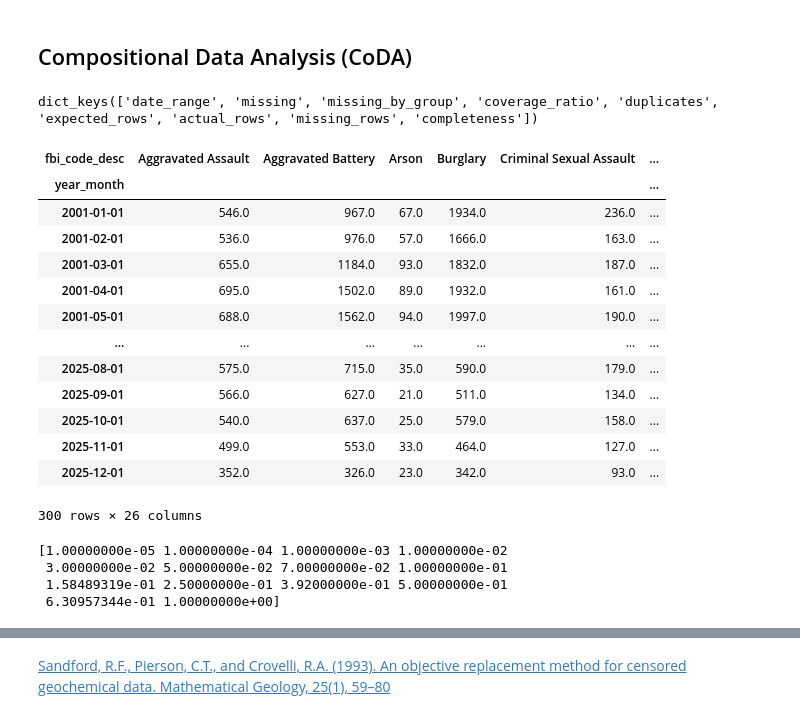
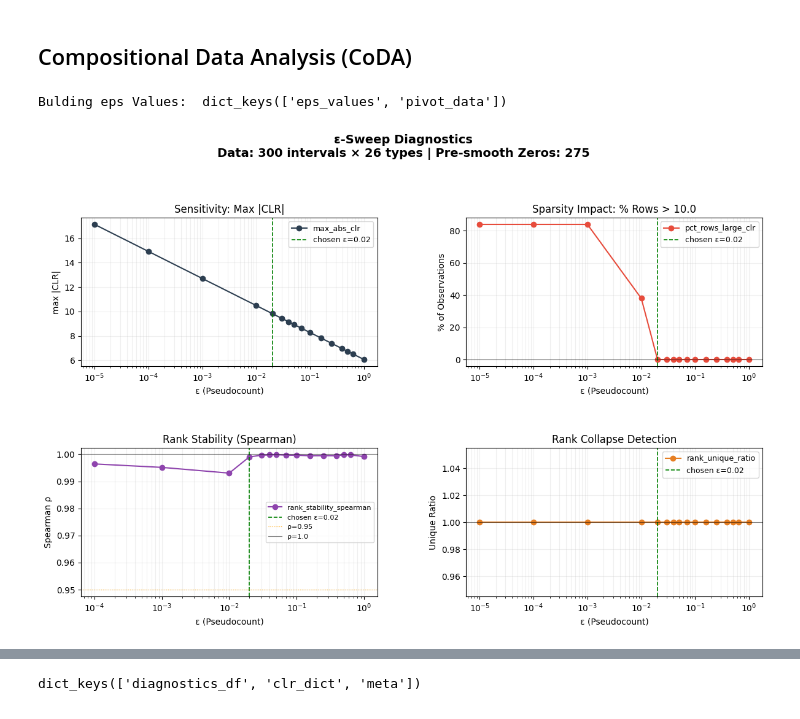
Before and after one commit to SirErikPak/ChicagoCrime, a Jupyter notebook: Notebook/ChicagoCrimeDetection.ipynb, the cells around one changed output, grey strips where cells are left out. Saved outputs shown, nothing was run; the diff lists cells and outputs as text; code cells hidden in the pictures.

```diff
--- a/Notebook/ChicagoCrimeDetection.ipynb
+++ b/Notebook/ChicagoCrimeDetection.ipynb
@@ -161,6 +390,2 @@ memory usage: 146.1 KB
 # %% [markdown]
 ## Compositional Data Analysis (CoDA)
-# %%
-integrity_results.keys()
-# %% [output]
-dict_keys(['date_range', 'missing', 'missing_by_group', 'coverage_ratio', 'duplicates', 'expected_rows', 'actual_rows', 'missing_rows', 'completeness'])
@@ -199,19 +391,0 @@ def _pivot(data_df, index, column, values):
-# %%
-# Usage:
-pivot = _pivot(fill_results['filled_df'],_DATE_KEY, _GROUP_KEY, _COUNTER_KEY)
-pivot
-# %% [output]
-| fbi_code_desc | Aggravated Assault | Aggravated Battery | Arson | Burglary | Criminal Sexual Assault | ... |
-| year_month |  |  |  |  |  | ... |
-| 2001-01-01 | 546.0 | 967.0 | 67.0 | 1934.0 | 236.0 | ... |
-| 2001-02-01 | 536.0 | 976.0 | 57.0 | 1666.0 | 163.0 | ... |
-| 2001-03-01 | 655.0 | 1184.0 | 93.0 | 1832.0 | 187.0 | ... |
-| 2001-04-01 | 695.0 | 1502.0 | 89.0 | 1932.0 | 161.0 | ... |
-| 2001-05-01 | 688.0 | 1562.0 | 94.0 | 1997.0 | 190.0 | ... |
-| ... | ... | ... | ... | ... | ... | ... |
-| 2025-08-01 | 575.0 | 715.0 | 35.0 | 590.0 | 179.0 | ... |
-| 2025-09-01 | 566.0 | 627.0 | 21.0 | 511.0 | 134.0 | ... |
-| 2025-10-01 | 540.0 | 637.0 | 25.0 | 579.0 | 158.0 | ... |
-| 2025-11-01 | 499.0 | 553.0 | 33.0 | 464.0 | 127.0 | ... |
-| 2025-12-01 | 352.0 | 326.0 | 23.0 | 342.0 | 93.0 | ... |
-300 rows × 26 columns
@@ -221,8 +392,14 @@ pivot
 # %%
-eps_grid = build_eps_grid(pivot)
-print(eps_grid)
+# Find delta constant
+esp_results = beg.build_eps_grid(fill_results['filled_df'])
+# display keys
+print("Bulding eps Values: ", esp_results.keys())
+
+# Select Optium esp
+sweep_results = sweep_eps_grid(esp_results['pivot_data'], esp_results['eps_values'], auto_select=True)
+
+# Display
+sweep_results.keys()
 # %% [output]
-[1.00000000e-05 1.00000000e-04 1.00000000e-03 1.00000000e-02
- 3.00000000e-02 5.00000000e-02 7.00000000e-02 1.00000000e-01
- 1.58489319e-01 2.50000000e-01 3.92000000e-01 5.00000000e-01
- 6.30957344e-01 1.00000000e+00]
+Bulding eps Values:  dict_keys(['eps_values', 'pivot_data'])
+[figure, added]
@@ -228,0 +424 @@ print(eps_grid)
+dict_keys(['diagnostics_df', 'clr_dict', 'meta'])
@@ -248,2 +424,0 @@ def multiplicative_replacement(data, delta):
-# %% [markdown]
-[Sandford, R.F., Pierson, C.T., and Crovelli, R.A. (1993). An objective replacement method for censored geochemical data. Mathematical Geology, 25(1), 59–80](https://link.springer.com/article/10.1007/BF00890676)
```
Also changed, not shown: parts of 20 cells of this notebook, 8 other files.
